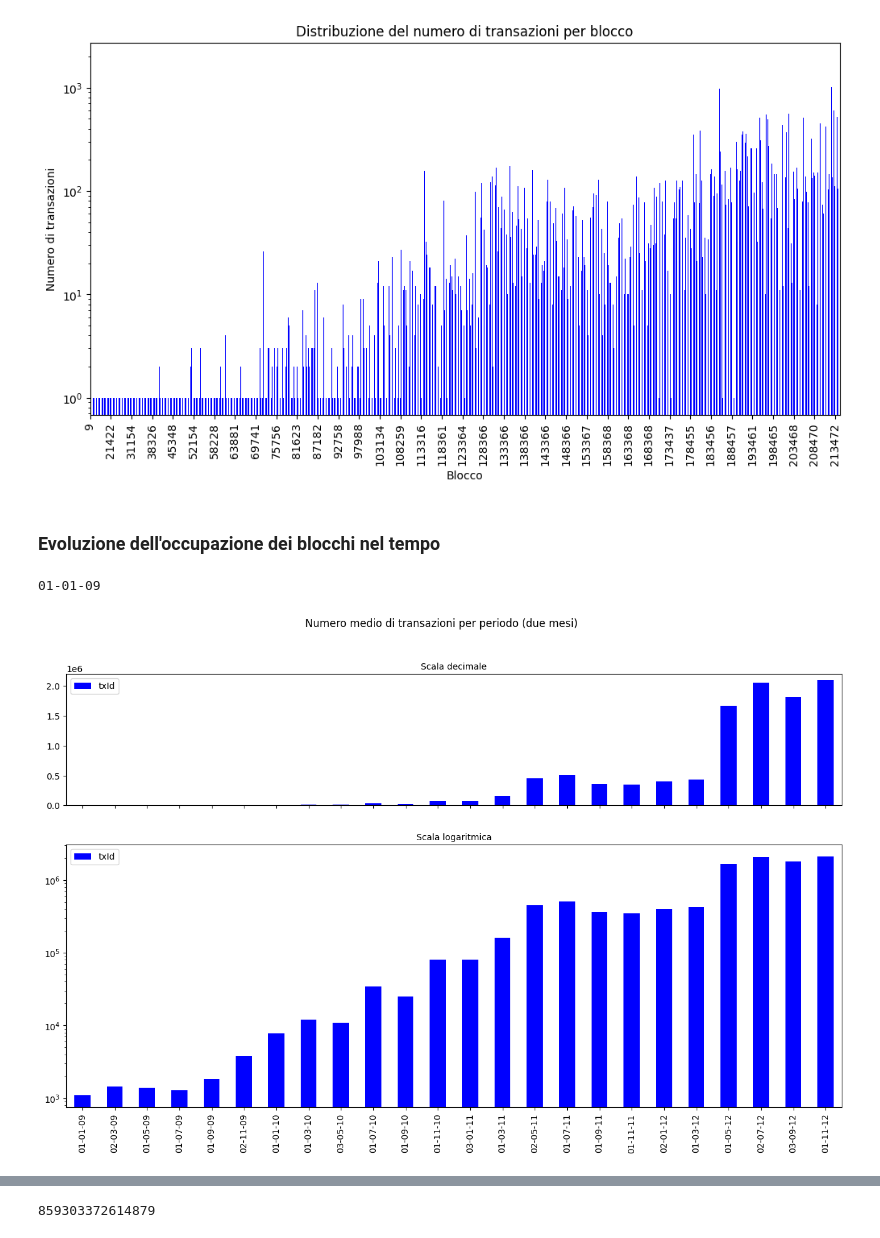
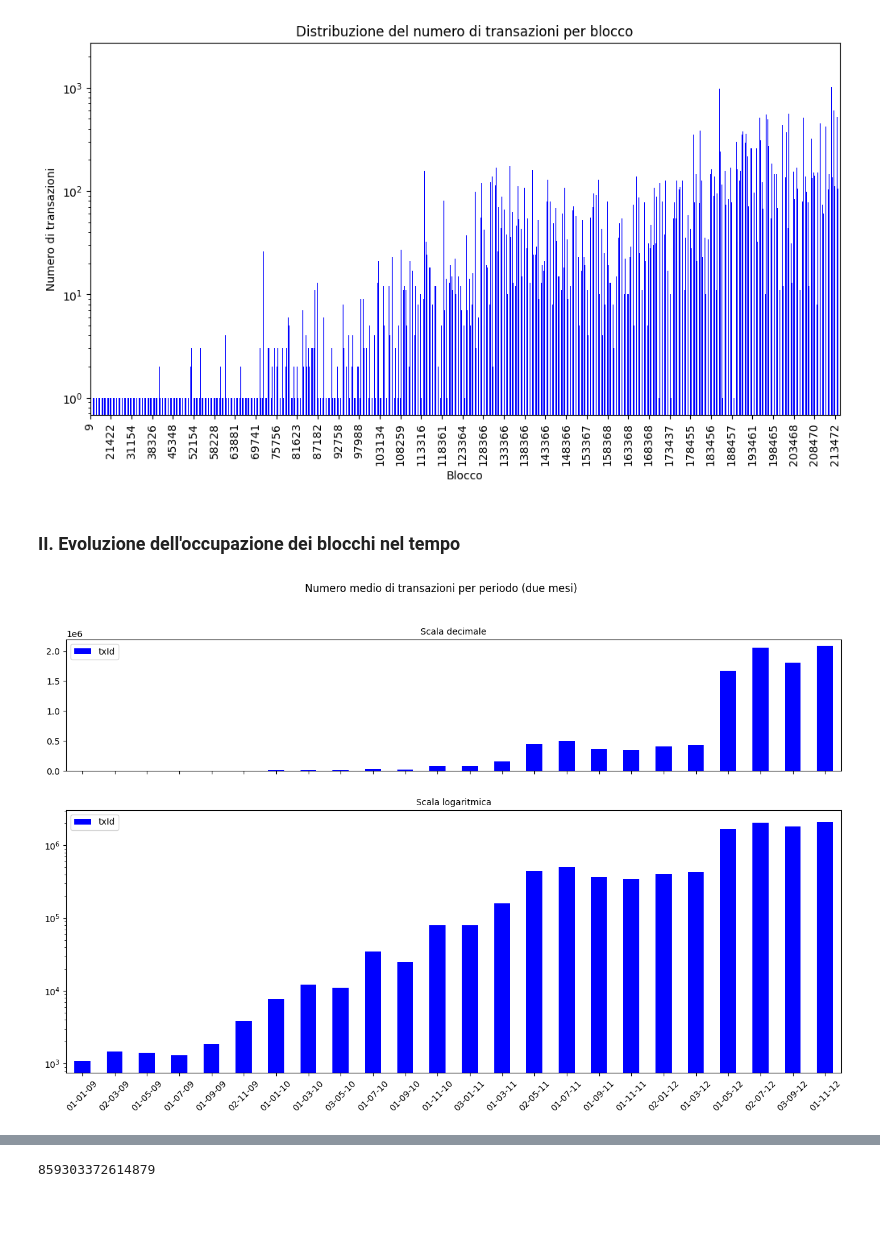
Before and after one commit to FlavRomano/CRAFTY, a Jupyter notebook: main.ipynb, the cells around one changed output, grey strips where cells are left out. Drawn from its saved outputs; the diff is of its cells as text; code cells hidden in the pictures; blank space fills up the shorter version.

```diff
--- a/main.ipynb
+++ b/main.ipynb
@@ -56,27 +57,26 @@ plt.show()
 # %% [output]
 [figure]
 # %% [markdown]
-### Evoluzione dell'occupazione dei blocchi nel tempo
+### II. Evoluzione dell'occupazione dei blocchi nel tempo
 # %%
-avg_transactions_per_period = transactions[["timestamp", 'txId']].resample(
+avg_transactions_per_period = transactions.loc[:,["timestamp", 'txId']].resample(
     '2BMS', on="timestamp").count()
 
 avg_transactions_per_period.index = [date.strftime("%d-%m-%y") for date in avg_transactions_per_period.index]
 
-fig, axes = plt.subplots(nrows=2, ncols=1, sharex=True, figsize=(
-    16, 9), gridspec_kw={'height_ratios': [1, 2]})
+fig, axes = plt.subplots(nrows=2, ncols=1, sharex=True, figsize=(16, 9), gridspec_kw={'height_ratios': [1, 2]})
 fig.suptitle("Numero medio di transazioni per periodo (due mesi)")
+
 avg_transactions_per_period.plot(ax=axes[0], kind="bar", color="blue")
 axes[0].set_title("Scala decimale", fontsize=10)
 
-print(avg_transactions_per_period.index[0])
-
 avg_transactions_per_period.plot(ax=axes[1], kind="bar", color="blue")
 axes[1].set_title("Scala logaritmica", fontsize=10)
+
 plt.yscale("log")
+plt.xticks(rotation=45)
 
 plt.show()
 # %% [output]
-01-01-09
-[figure, old version]
+[figure, new version]
 # %% [markdown]
```
Also changed, not shown: parts of 18 cells of this notebook.
